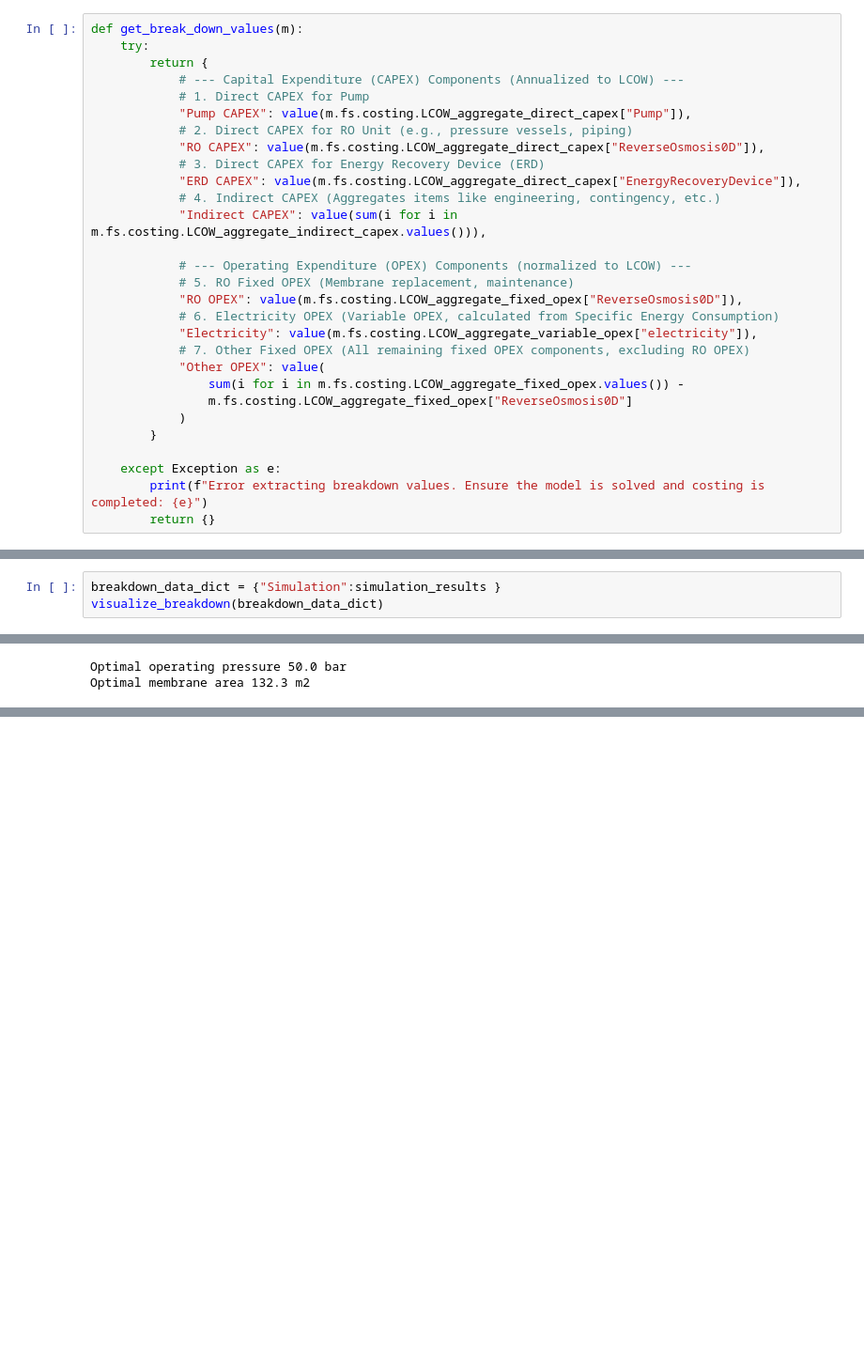
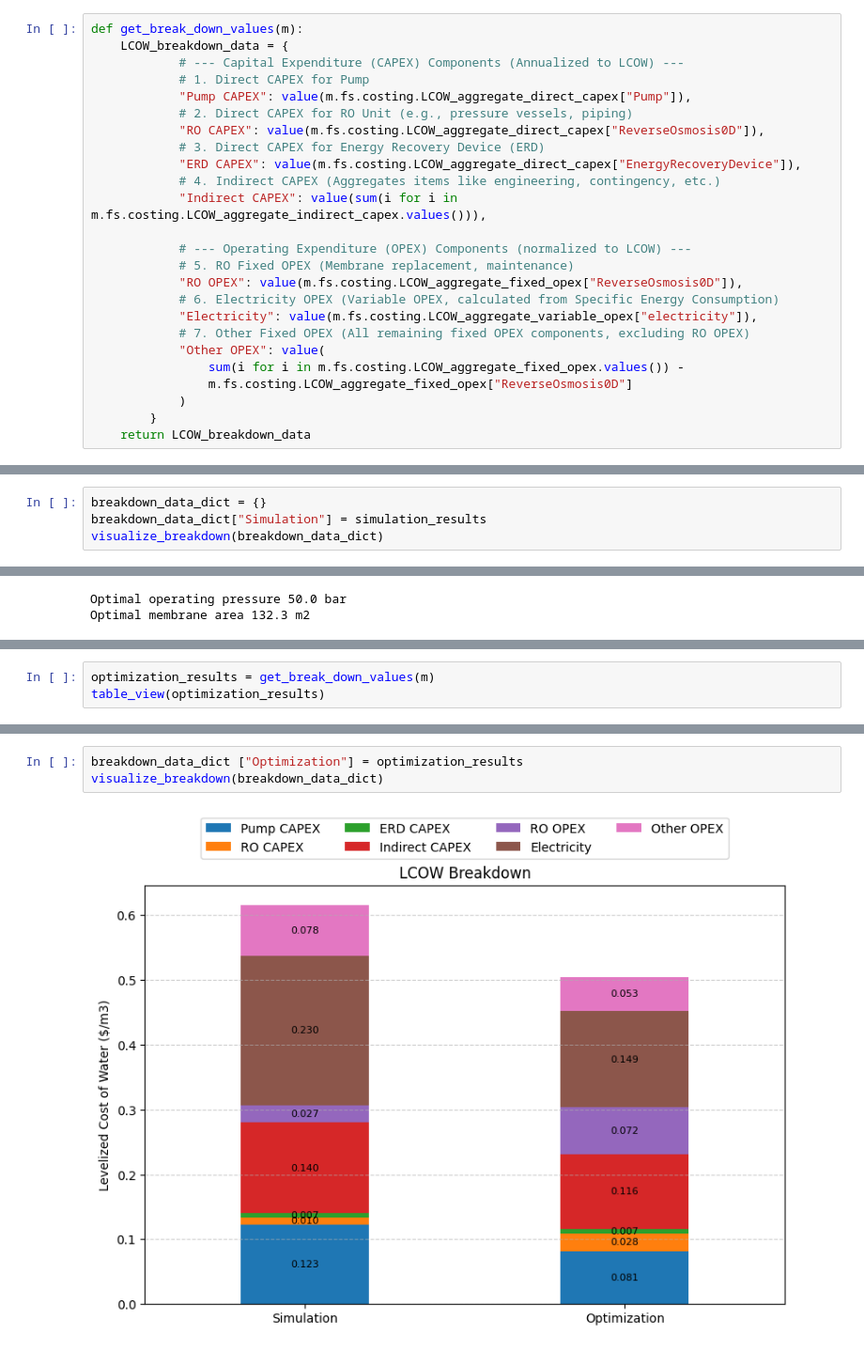
Before and after one commit to sufikaur/myfork-watertap_academy_fall_2025, a Jupyter notebook: week3/RO_Flowsheet_ERD_Techno_Economics.ipynb, the cells around one changed output, grey strips where cells are left out. Shown at 94% size. Drawn from its saved outputs; the diff is of its cells as text; blank space fills up the shorter version.

```diff
--- a/week3/RO_Flowsheet_ERD_Techno_Economics.ipynb
+++ b/week3/RO_Flowsheet_ERD_Techno_Economics.ipynb
@@ -332,8 +332,7 @@ Specific energy consumption: 3.3 kWh/m3
 ### **Step 2: Get the LCOW Breakdown**
 # %%
 def get_break_down_values(m):
-    try:
-        return {
+    LCOW_breakdown_data = {
             # --- Capital Expenditure (CAPEX) Components (Annualized to LCOW) ---
             # 1. Direct CAPEX for Pump
             "Pump CAPEX": value(m.fs.costing.LCOW_aggregate_direct_capex["Pump"]),
@@ -355,10 +354,7 @@ def get_break_down_values(m):
                 m.fs.costing.LCOW_aggregate_fixed_opex["ReverseOsmosis0D"]
             )
         }
-
-    except Exception as e:
-        print(f"Error extracting breakdown values. Ensure the model is solved and costing is completed: {e}")
-        return {}
+    return LCOW_breakdown_data
 # %%
 simulation_results = get_break_down_values(m)
 simulation_results
@@ -483,7 +479,8 @@ def visualize_breakdown(breakdown_data_dict, title="LCOW Breakdown", barwidth=0.
     plt.tight_layout()
     plt.show()
 # %%
-breakdown_data_dict = {"Simulation":simulation_results }
+breakdown_data_dict = {}
+breakdown_data_dict["Simulation"] = simulation_results
 visualize_breakdown(breakdown_data_dict)
 # %% [output]
 [figure]
@@ -600,0 +578,3 @@ plt.show()
+# %%
+optimization_results = get_break_down_values(m)
+table_view(optimization_results)
@@ -600,0 +599,5 @@ plt.show()
+# %%
+breakdown_data_dict ["Optimization"] = optimization_results
+visualize_breakdown(breakdown_data_dict)
+# %% [output]
+[figure, added]
```
Also changed, not shown: parts of 11 cells of this notebook.
